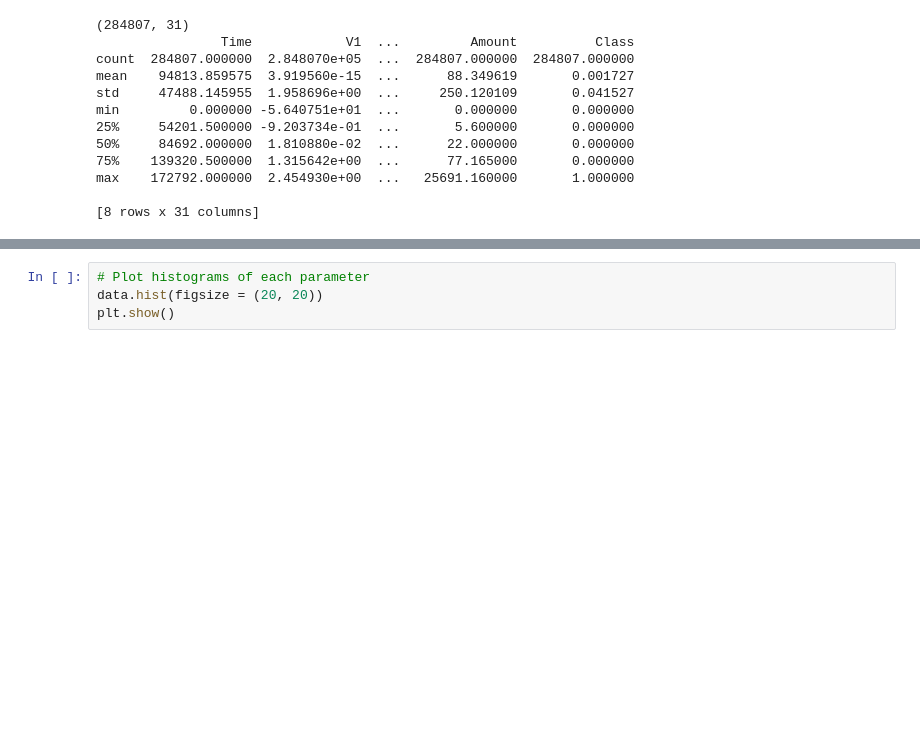
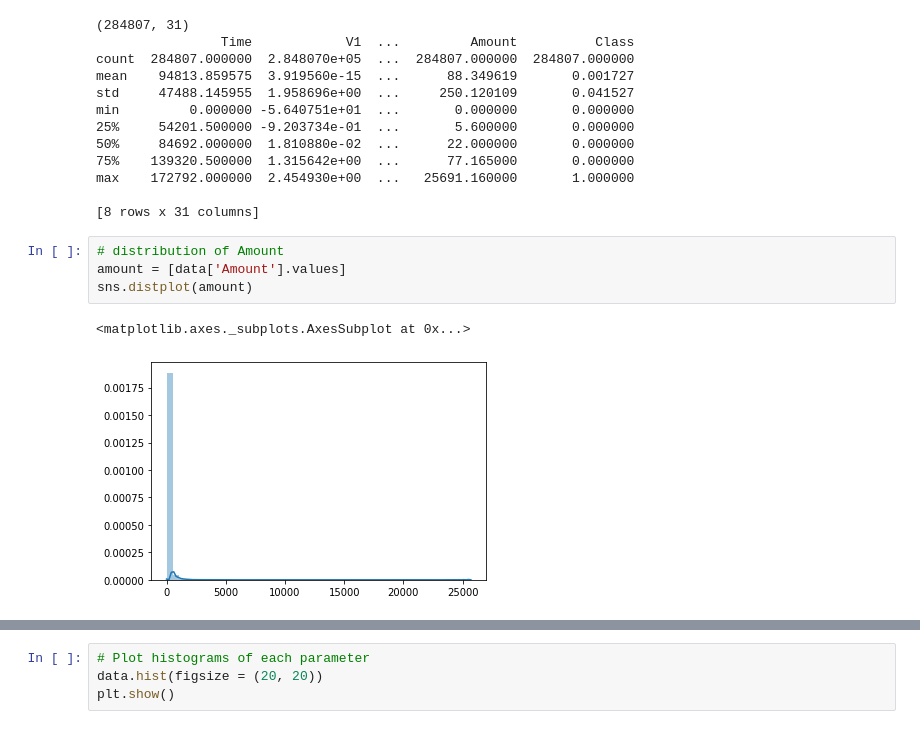
Before and after one commit to amancodeblast/Credit-Card-Fraud-Detection, a Jupyter notebook: Credit_Card_Fraud_Detection_using_Random_and_Isolated_Forest.ipynb, the cells around one changed output, grey strips where cells are left out. Cells and saved outputs as stored; diff of their text form; blank space fills up the shorter version.

Commit message:
using seaborn to plot data

```diff
--- a/Credit_Card_Fraud_Detection_using_Random_and_Isolated_Forest.ipynb
+++ b/Credit_Card_Fraud_Detection_using_Random_and_Isolated_Forest.ipynb
@@ -46,3 +46,10 @@ min         0.000000 -5.640751e+01  ...       0.000000       0.000000
 max    172792.000000  2.454930e+00  ...   25691.160000       1.000000
 
 [8 rows x 31 columns]
+# %%
+# distribution of Amount
+amount = [data['Amount'].values]
+sns.distplot(amount)
+# %% [output]
+<matplotlib.axes._subplots.AxesSubplot at 0x...>
+[figure, added]
```
Also changed, not shown: parts of 6 cells of this notebook.
